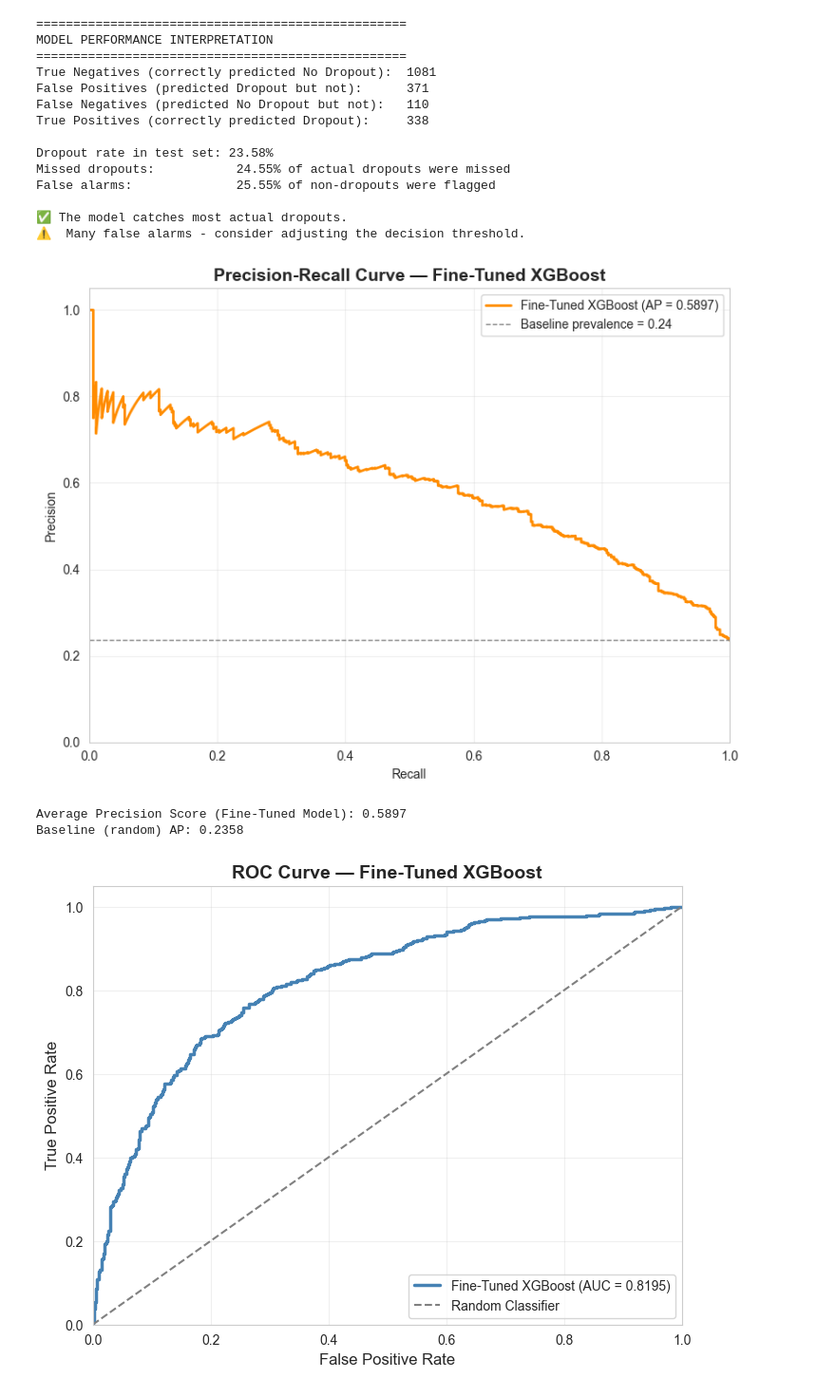
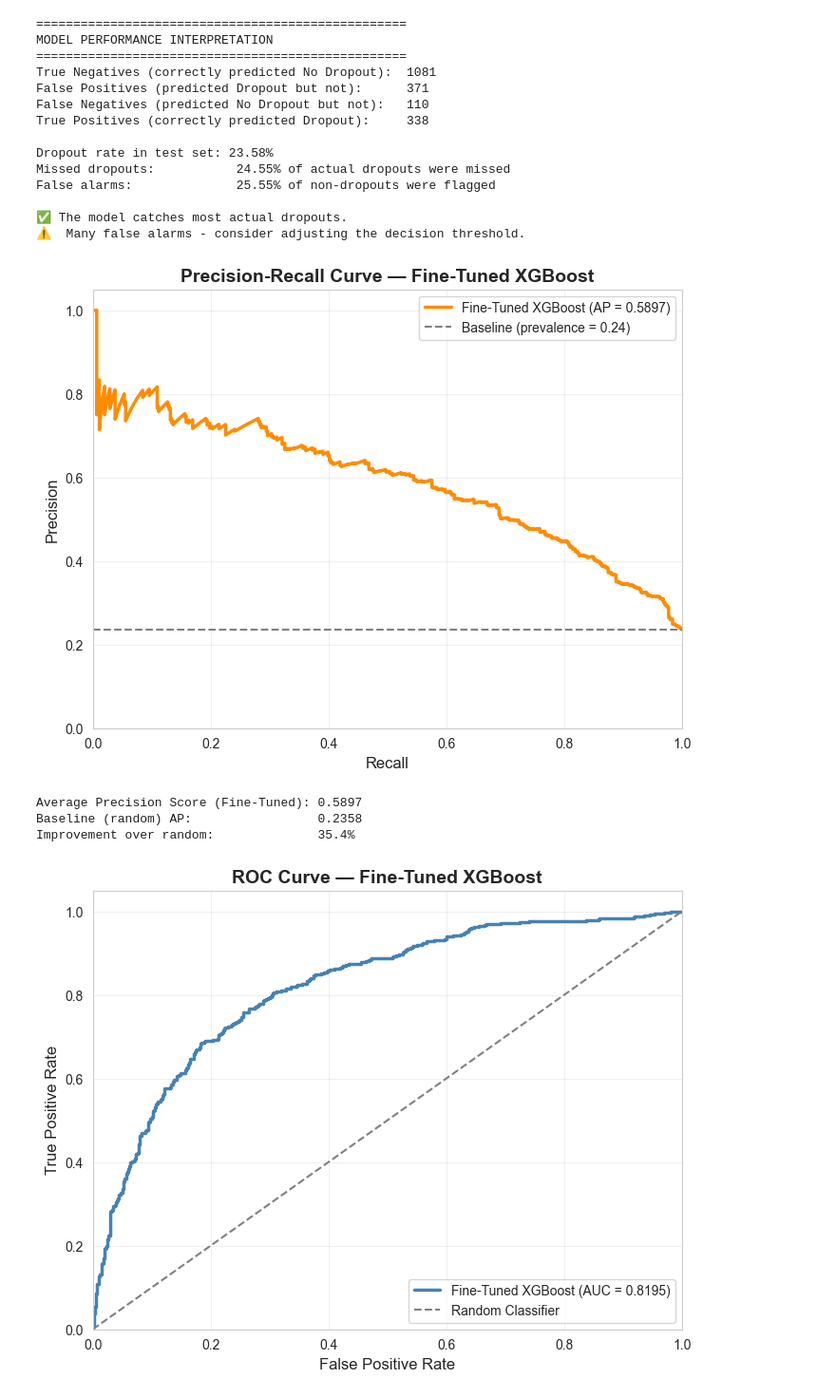
Before and after one commit to BrianMuli/mental-health-and-dropout-prediction, a Jupyter notebook: xgboost_model.ipynb, the cells around one changed output. Shown at 95% size. Drawn from its saved outputs; the diff is of its cells as text; code cells hidden in the pictures.

Commit message:
fine-tuning

```diff
--- a/xgboost_model.ipynb
+++ b/xgboost_model.ipynb
@@ -781,37 +771,43 @@ False alarms:              25.55% of non-dropouts were flagged
 
 ✅ The model catches most actual dropouts.
 ⚠️  Many false alarms - consider adjusting the decision threshold.
-# %%
-from sklearn.metrics import precision_recall_curve, average_precision_score
-import matplotlib.pyplot as plt
-
-# Get predictions from best model
-y_pred_prob = grid_search.best_estimator_.predict_proba(X_test)[:, 1]
-
-# Calculate precision-recall
-precision, recall, _ = precision_recall_curve(y_test, y_pred_prob)
-avg_precision = average_precision_score(y_test, y_pred_prob)
-
-# Plot
-plt.figure(figsize=(8, 6))
-plt.plot(recall, precision, color='darkorange', lw=2,
-         label=f'Fine-Tuned XGBoost (AP = {avg_precision:.4f})')
-plt.axhline(y=y_test.mean(), color='grey', linestyle='--', lw=1,
-            label=f'Baseline prevalence = {y_test.mean():.2f}')
-plt.xlim([0.0, 1.0])
-plt.ylim([0.0, 1.05])
-plt.xlabel('Recall')
-plt.ylabel('Precision')
-plt.title('Precision-Recall Curve — Fine-Tuned XGBoost', fontsize=14, fontweight='bold')
-plt.legend(loc='upper right')
-plt.grid(True, alpha=0.3)
-plt.tight_layout()
-plt.show()
-
-print(f'Average Precision Score (Fine-Tuned Model): {avg_precision:.4f}')
-print(f'Baseline (random) AP: {y_test.mean():.4f}')
-# %% [output]
-[figure, removed]
-Average Precision Score (Fine-Tuned Model): 0.5897
-Baseline (random) AP: 0.2358
+# %%
+
+
+# predictions from best model
+y_pred_prob = grid_search.best_estimator_.predict_proba(X_test)[:, 1]
+
+#  PR curve
+precision, recall, _ = precision_recall_curve(y_test, y_pred_prob)
+avg_precision = average_precision_score(y_test, y_pred_prob)
+baseline = y_test.mean()
+
+# Plot
+plt.figure(figsize=(8, 6))
+plt.plot(recall, precision, color='darkorange', lw=2.5,
+         label=f'Fine-Tuned XGBoost (AP = {avg_precision:.4f})')
+plt.axhline(y=baseline, color='grey', linestyle='--', lw=1.5,
+            label=f'Baseline (prevalence = {baseline:.2f})')
+plt.xlim([0.0, 1.0])
+plt.ylim([0.0, 1.05])
+plt.xlabel('Recall', fontsize=12)
+plt.ylabel('Precision', fontsize=12)
+plt.title('Precision-Recall Curve — Fine-Tuned XGBoost', fontsize=14, fontweight='bold')
+plt.legend(loc='upper right')
+plt.grid(True, alpha=0.3)
+
+# Save
+models_dir = 'models'
+os.makedirs(models_dir, exist_ok=True)
+plt.savefig(os.path.join(models_dir, 'precision_recall_finetuned_xgboost.png'), dpi=150)
+plt.show()
+
+print(f'Average Precision Score (Fine-Tuned): {avg_precision:.4f}')
+print(f'Baseline (random) AP:                 {baseline:.4f}')
+print(f'Improvement over random:              {(avg_precision - baseline) * 100:.1f}%')
+# %% [output]
+[figure, added]
+Average Precision Score (Fine-Tuned): 0.5897
+Baseline (random) AP:                 0.2358
+Improvement over random:              35.4%
 # %%
```
Also changed, not shown: parts of 6 cells of this notebook, 3 other files.
